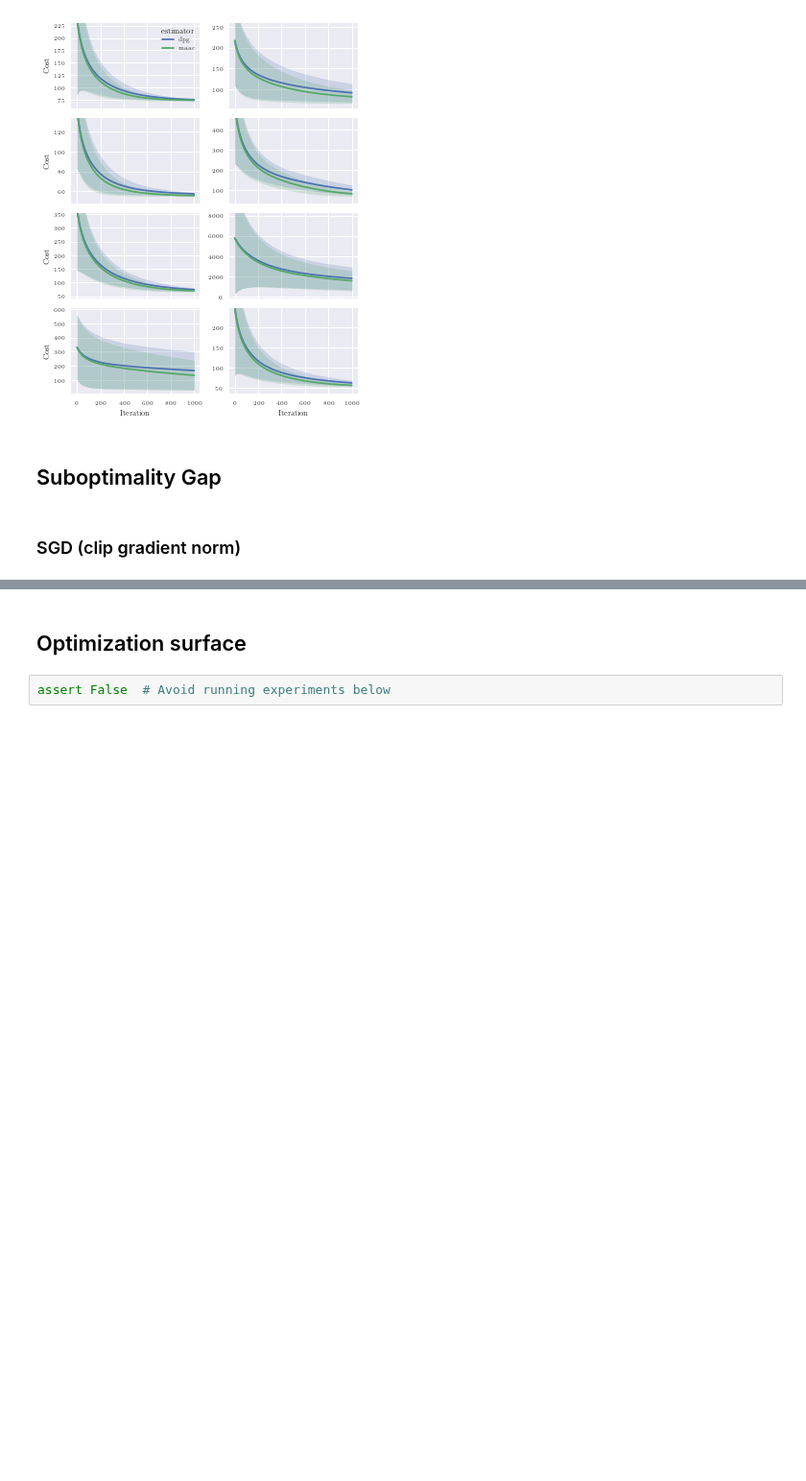
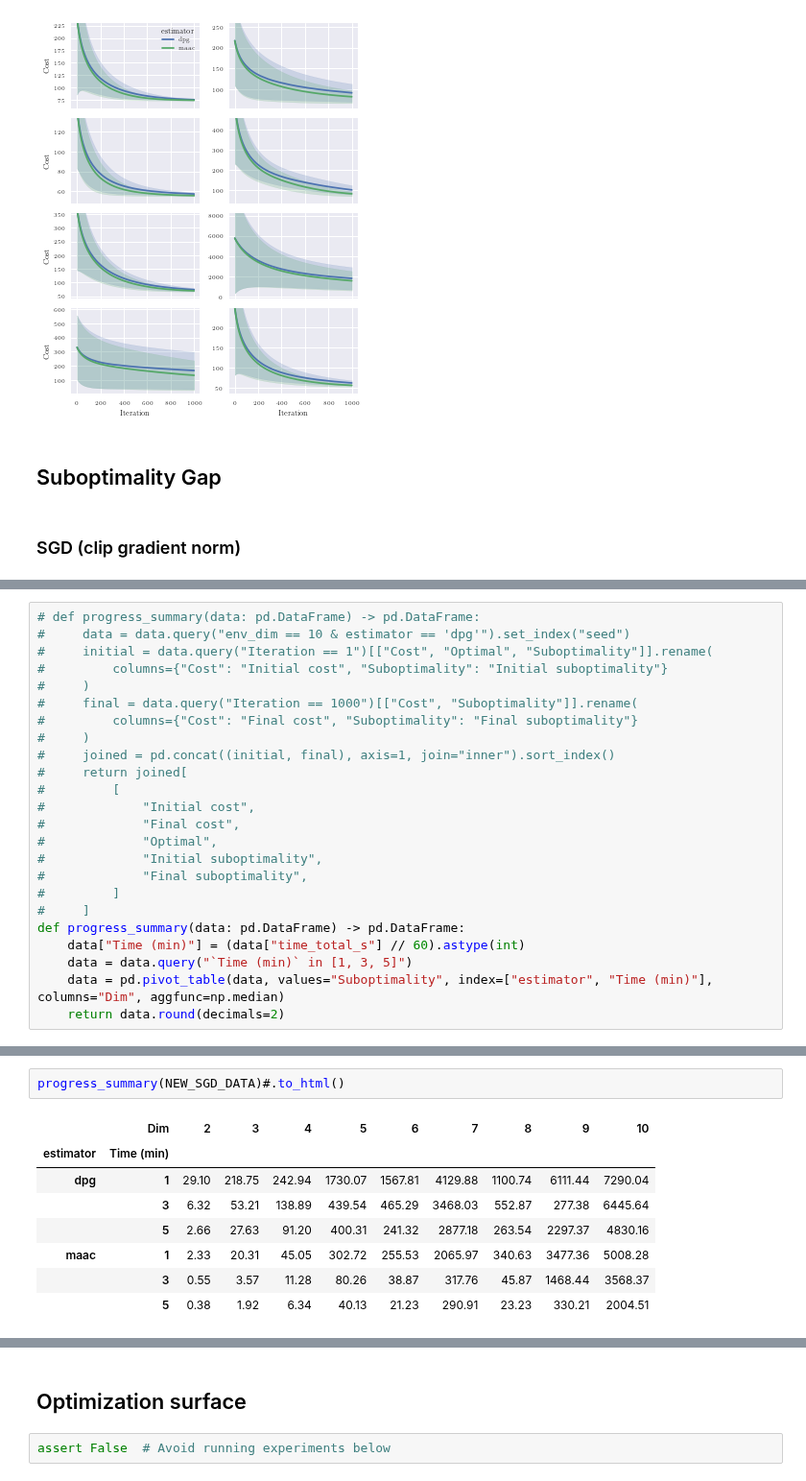
Before and after one commit to 0xangelo/LQSVG, a Jupyter notebook: experiments/dpg_vs_maac.ipynb, the cells around one changed output, grey strips where cells are left out. Shown at 96% size. Drawn from its saved outputs; the diff is of its cells as text; blank space fills up the shorter version.

```diff
--- a/experiments/dpg_vs_maac.ipynb
+++ b/experiments/dpg_vs_maac.ipynb
@@ -709,0 +729,24 @@ memory usage: 42.7+ MB
+# %%
+# def progress_summary(data: pd.DataFrame) -> pd.DataFrame:
+#     data = data.query("env_dim == 10 & estimator == 'dpg'").set_index("seed")
+#     initial = data.query("Iteration == 1")[["Cost", "Optimal", "Suboptimality"]].rename(
+#         columns={"Cost": "Initial cost", "Suboptimality": "Initial suboptimality"}
+#     )
+#     final = data.query("Iteration == 1000")[["Cost", "Suboptimality"]].rename(
+#         columns={"Cost": "Final cost", "Suboptimality": "Final suboptimality"}
+#     )
+#     joined = pd.concat((initial, final), axis=1, join="inner").sort_index()
+#     return joined[
+#         [
+#             "Initial cost",
+#             "Final cost",
+#             "Optimal",
+#             "Initial suboptimality",
+#             "Final suboptimality",
+#         ]
+#     ]
+def progress_summary(data: pd.DataFrame) -> pd.DataFrame:
+    data["Time (min)"] = (data["time_total_s"] // 60).astype(int)
+    data = data.query("`Time (min)` in [1, 3, 5]")
+    data = pd.pivot_table(data, values="Suboptimality", index=["estimator", "Time (min)"], columns="Dim", aggfunc=np.median)
+    return data.round(decimals=2)
@@ -710,2 +763,13 @@ memory usage: 42.7+ MB
+# %%
+progress_summary(NEW_SGD_DATA)#.to_html()
+# %% [output]
+|  | Dim | 2 | 3 | 4 | 5 | 6 | 7 | 8 | 9 | 10 |
+| estimator | Time (min) |  |  |  |  |  |  |  |  |  |
+| dpg | 1 | 29.10 | 218.75 | 242.94 | 1730.07 | 1567.81 | 4129.88 | 1100.74 | 6111.44 | 7290.04 |
+|  | 3 | 6.32 | 53.21 | 138.89 | 439.54 | 465.29 | 3468.03 | 552.87 | 277.38 | 6445.64 |
+|  | 5 | 2.66 | 27.63 | 91.20 | 400.31 | 241.32 | 2877.18 | 263.54 | 2297.37 | 4830.16 |
+| maac | 1 | 2.33 | 20.31 | 45.05 | 302.72 | 255.53 | 2065.97 | 340.63 | 3477.36 | 5008.28 |
+|  | 3 | 0.55 | 3.57 | 11.28 | 80.26 | 38.87 | 317.76 | 45.87 | 1468.44 | 3568.37 |
+|  | 5 | 0.38 | 1.92 | 6.34 | 40.13 | 21.23 | 290.91 | 23.23 | 330.21 | 2004.51 |
 # %%
 def suboptimality_curves(data, y="Suboptimality", ci="sd"):
```
Also changed, not shown: parts of 19 cells of this notebook, 7 other files.
